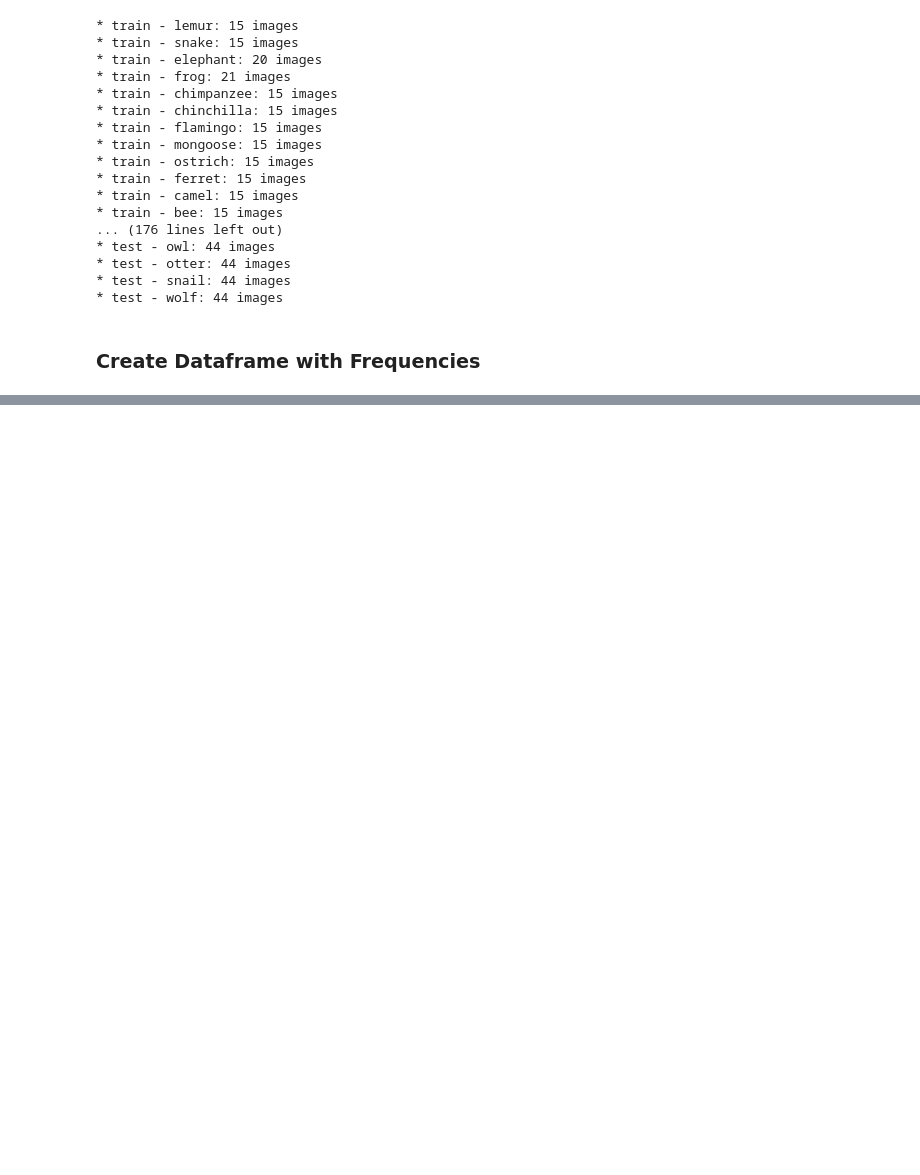
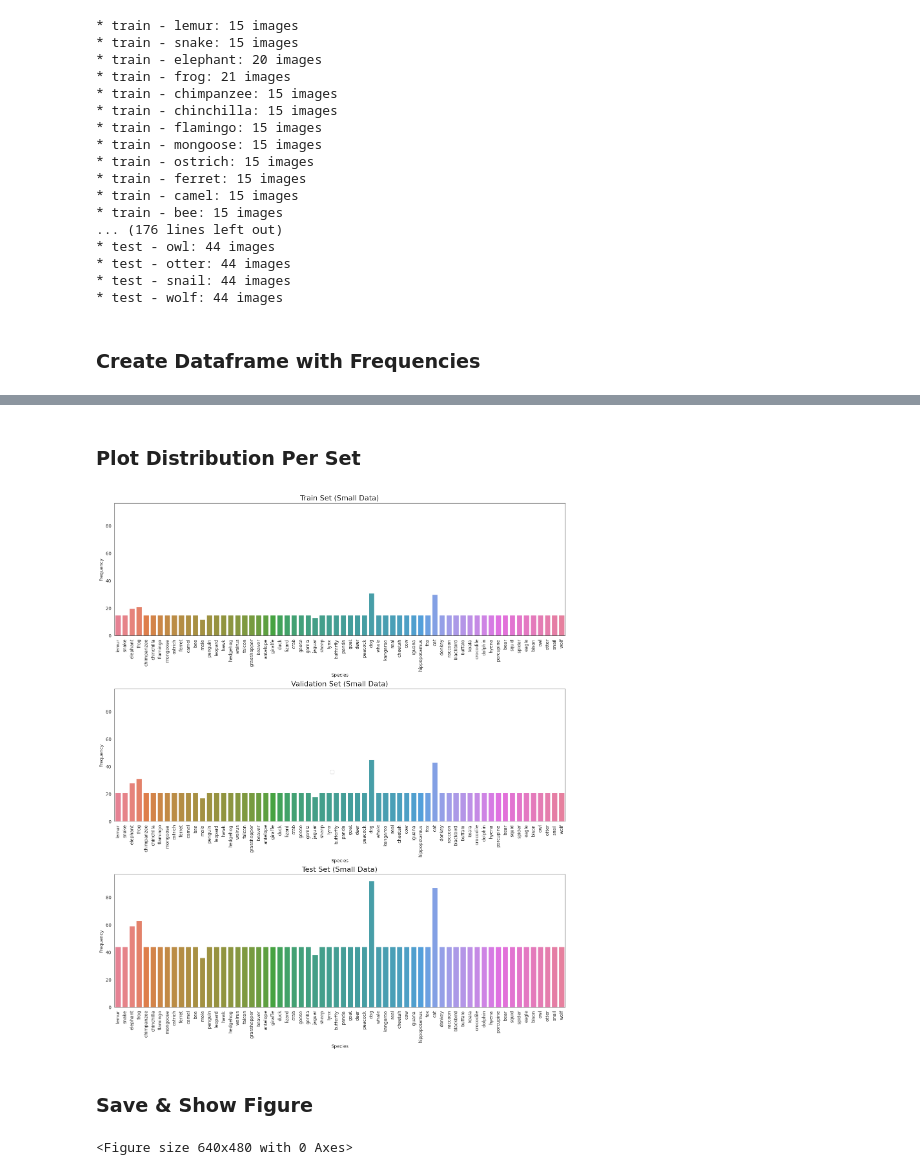
Before and after one commit to katherinewadge-berrospi/Animal_detection_camera, a Jupyter notebook: jupyter_notebooks/04-Small-Data-Handling.ipynb, the cells around one changed output, grey strips where cells are left out. Cells and saved outputs as stored; diff of their text form; code cells hidden in the pictures; blank space fills up the shorter version.

Commit message:
Count frequencies and plot of bar chart.

```diff
--- a/jupyter_notebooks/04-Small-Data-Handling.ipynb
+++ b/jupyter_notebooks/04-Small-Data-Handling.ipynb
@@ -208,3 +208,6 @@ for folder in folders:
 * test - wolf: 44 images
 # %% [markdown]
 ### Create Dataframe with Frequencies
+# %%
+df_freq_small = pd.DataFrame(data)
+display(df_freq_small.head())
@@ -210,0 +221,32 @@ for folder in folders:
+# %% [markdown]
+### Plot Distribution Per Set
+# %%
+fig, axes = plt.subplots(3, 1, figsize=(18, 20), sharey=True)
+sets = ['train', 'validation', 'test']
+
+for i, subset in enumerate(sets):
+    sns.barplot(
+        data=df_freq_small[df_freq_small['Set'] == subset],
+        x='Label', y='Frequency',
+        hue='Label', dodge=False, ax=axes[i]
+    )
+    axes[i].set_title(f"{subset.capitalize()} Set (Small Data)", fontsize=16)
+    axes[i].set_xlabel("Species")
+    axes[i].set_ylabel("Frequency")
+    axes[i].tick_params(axis='x', rotation=90)
+
+# Legend and layout
+handles, labels_legend = axes[0].get_legend_handles_labels()
+fig.legend(handles, labels_legend, loc='center', ncol=6, fontsize=10)
+plt.subplots_adjust(hspace=0.4, bottom=0.1)
+# %% [output]
+[figure, added]
+# %% [markdown]
+### Save & Show Figure
+# %%
+fig.suptitle("Image Distribution per Set (Small Data)", fontsize=20)
+plt.savefig(f'{file_path}/labels_distribution_rows_small.png',
+            dpi=150, bbox_inches='tight')
+plt.show()
+# %% [output]
+<Figure size 640x480 with 0 Axes>
```
Also changed, not shown: parts of 1 cell of this notebook.
